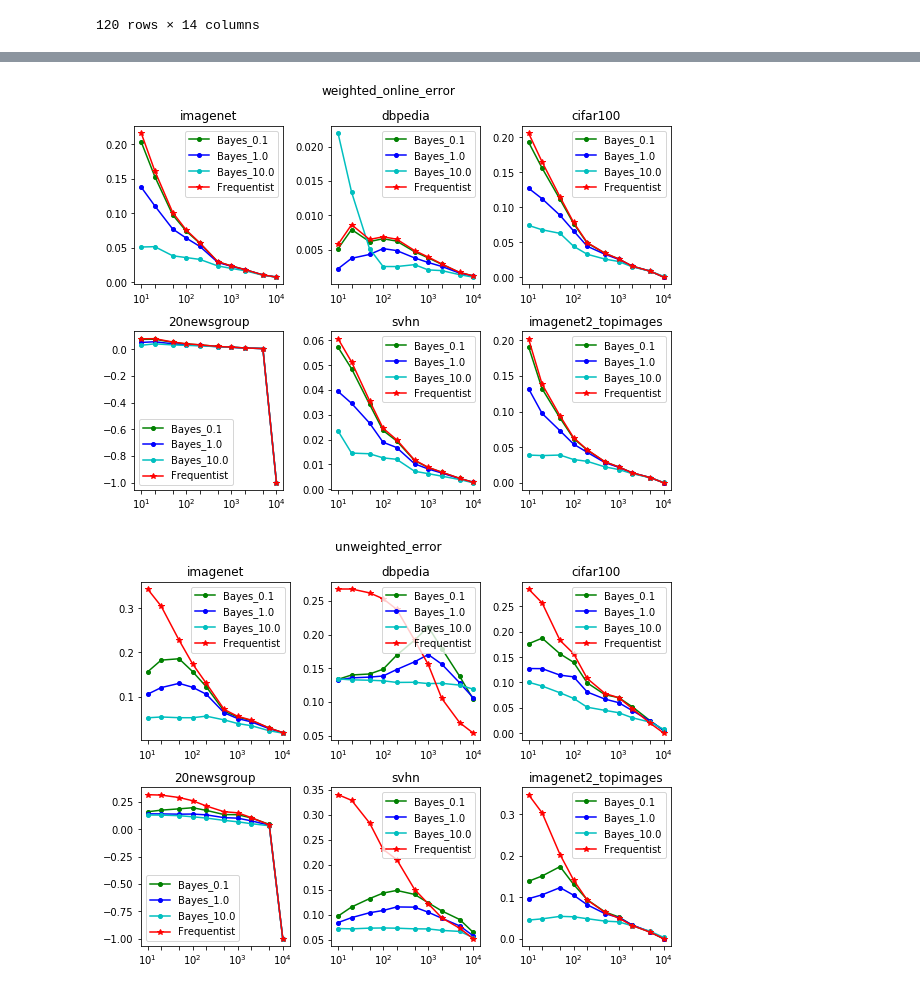
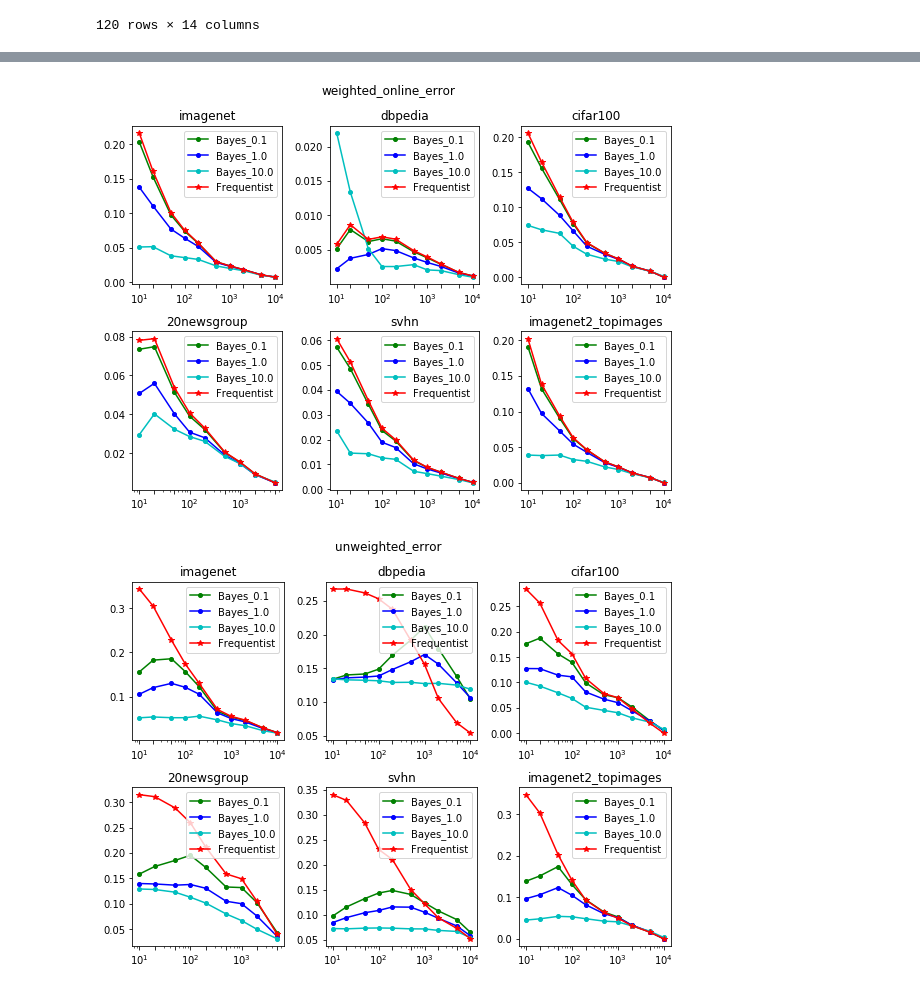
Before and after one commit to disiji/bayesian-blackbox, a Jupyter notebook: notebooks/calibration_error_analysis.ipynb, the cells around one changed output, grey strips where cells are left out. Cells and saved outputs as stored; diff of their text form; code cells hidden in the pictures.

```diff
--- a/notebooks/calibration_error_analysis.ipynb
+++ b/notebooks/calibration_error_analysis.ipynb
@@ -62,18 +62,21 @@ for metric in METRIC_LIST:
     fig, ax = plt.subplots(2, 3, figsize=(8, 6), constrained_layout=True)
     for idx, dataset in enumerate(DATASET_LIST):
         ax[idx//3, idx% 3].set_title('%s' % dataset)
-        x = N_list
+        if dataset == '20newsgroup':
+            x = N_list[:-1]
+        else:
+            x = N_list
         result_slice = results[(results.metric == metric) & (results.dataset == dataset)]
-        y_frequentist = result_slice[result_slice.model_type == 'frequentist'][N_list].values[0]
+        y_frequentist = result_slice[result_slice.model_type == 'frequentist'][x].values[0]
         result_slice = result_slice[result_slice.model_type == 'bayesian']
-        y_bayesian_01 = result_slice[result_slice.pseudo_n == 0.1][N_list].values[0]
-        y_bayesian_1 = result_slice[result_slice.pseudo_n == 1.0][N_list].values[0]
-        y_bayesian_10 = result_slice[result_slice.pseudo_n == 10.0][N_list].values[0]
+        y_bayesian_01 = result_slice[result_slice.pseudo_n == 0.1][x].values[0]
+        y_bayesian_1 = result_slice[result_slice.pseudo_n == 1.0][x].values[0]
+        y_bayesian_10 = result_slice[result_slice.pseudo_n == 10.0][x].values[0]
         ax[idx//3, idx% 3].semilogx(x, y_bayesian_01, 'o', ls='-', ms=4, color = 'g', label='Bayes_0.1')
         ax[idx//3, idx% 3].semilogx(x, y_bayesian_1, 'o', ls='-', ms=4, color = 'b', label='Bayes_1.0')
         ax[idx//3, idx% 3].semilogx(x, y_bayesian_10, 'o', ls='-', ms=4, color = 'c', label='Bayes_10.0')
         ax[idx//3, idx% 3].semilogx(x, y_frequentist, '*', ls='-', ms=6, color = 'r', label='Frequentist')
-        ax[idx//3, idx% 3].set_xticks(N_list)
+        ax[idx//3, idx% 3].set_xticks(x)
         ax[idx//3, idx% 3].legend()
     plt.suptitle(metric)
     fig.savefig(figname)
@@ -82,2 +85,2 @@ for metric in METRIC_LIST:
-[figure, old version]
+[figure, new version]
-[figure, old version]
+[figure, new version]
```
Also changed, not shown: parts of 1 cell of this notebook.
